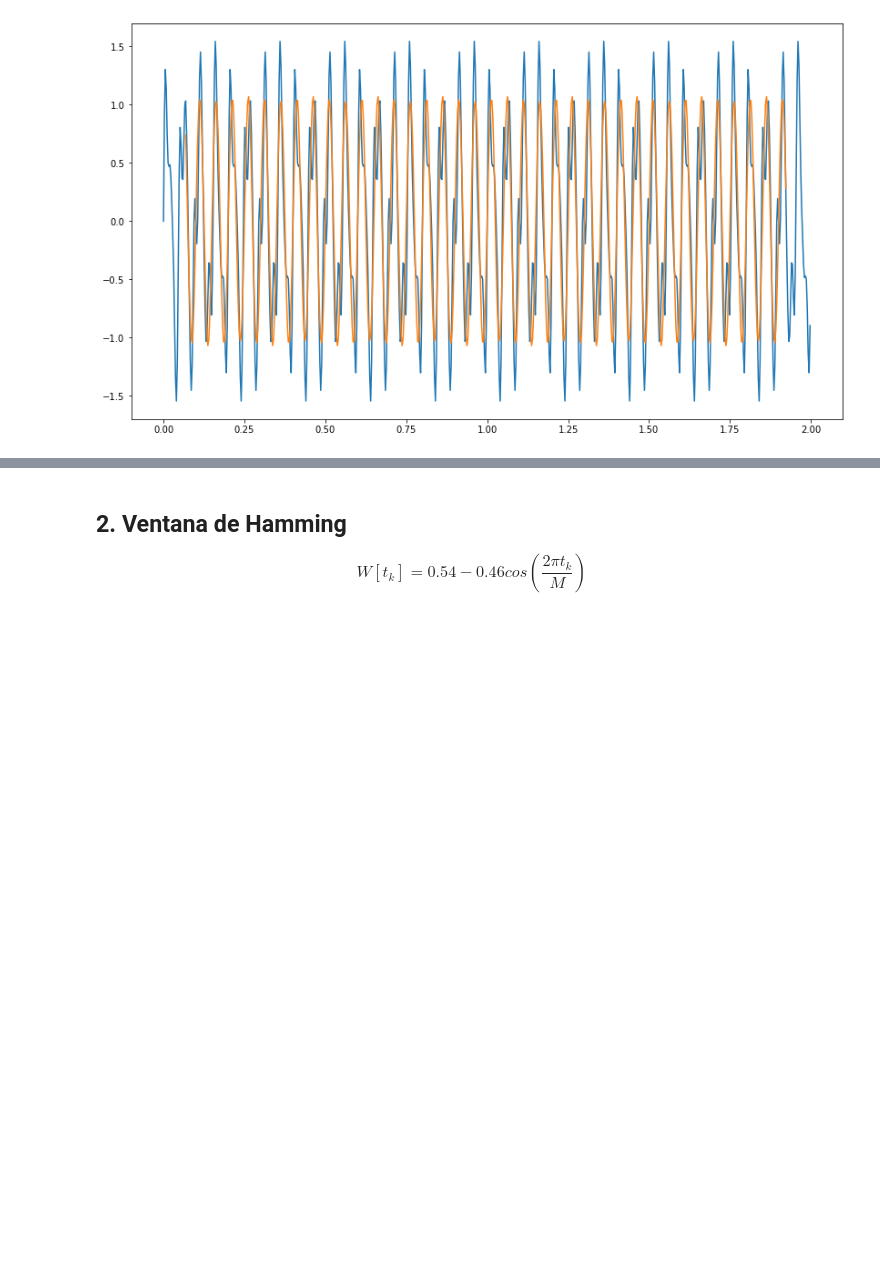
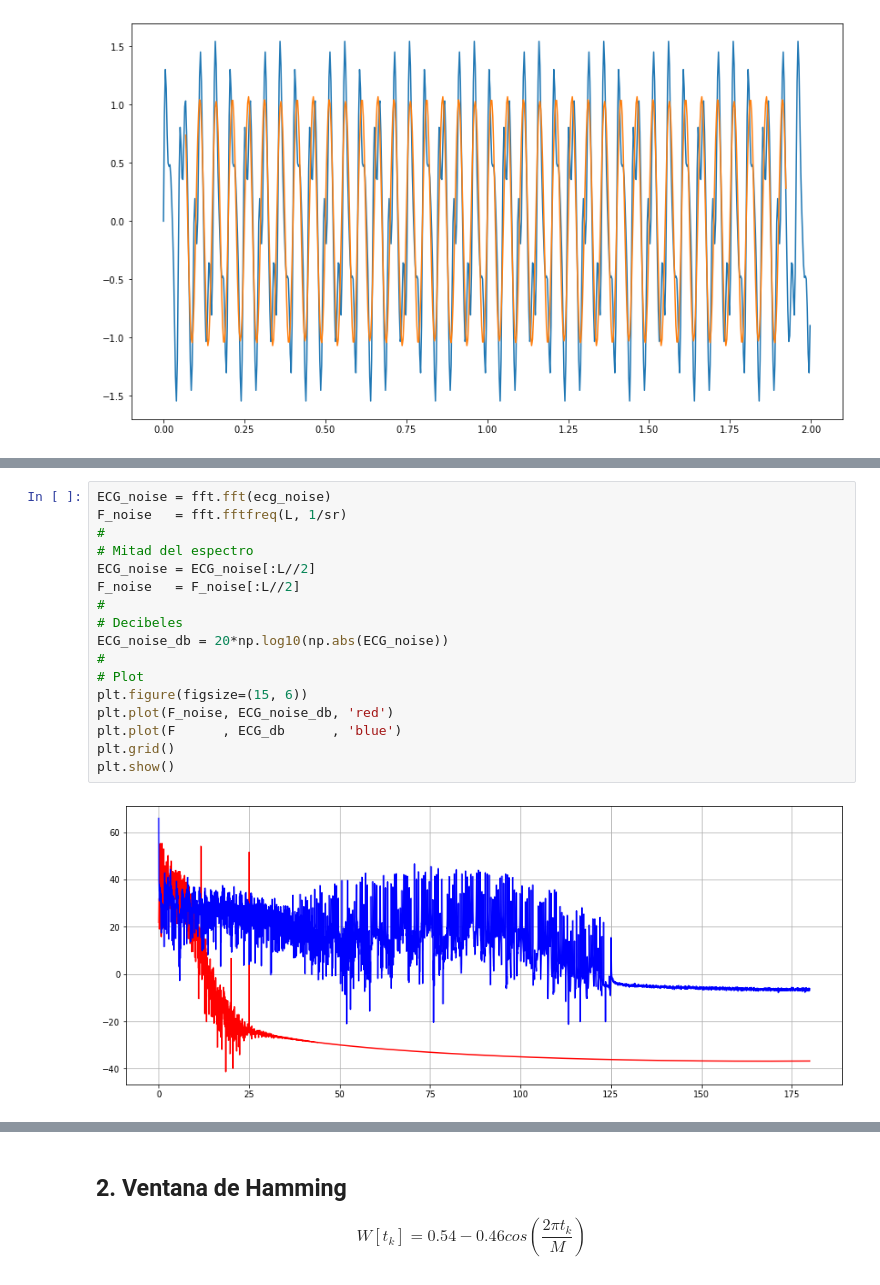
Before and after one commit to Poswer96/filtra_23-i, a Jupyter notebook: src/Filtros FIR/Filtros FIR Pasa Bajas. Diseño con Ventanas.ipynb, the cells around one changed output, grey strips where cells are left out. Drawn from its saved outputs; the diff is of its cells as text; blank space fills up the shorter version.

```diff
--- a/src/Filtros FIR/Filtros FIR Pasa Bajas. Diseño con Ventanas.ipynb
+++ b/src/Filtros FIR/Filtros FIR Pasa Bajas. Diseño con Ventanas.ipynb
@@ -184,0 +237,19 @@ plt.plot(t[M//2-1:-M//2], y_filt[M//2-1:-M//2])
+# %%
+ECG_noise = fft.fft(ecg_noise)
+F_noise   = fft.fftfreq(L, 1/sr)
+#
+# Mitad del espectro
+ECG_noise = ECG_noise[:L//2]
+F_noise   = F_noise[:L//2]
+#
+# Decibeles
+ECG_noise_db = 20*np.log10(np.abs(ECG_noise))
+#
+# Plot
+plt.figure(figsize=(15, 6))
+plt.plot(F_noise, ECG_noise_db, 'red')
+plt.plot(F      , ECG_db      , 'blue')
+plt.grid()
+plt.show()
+# %% [output]
+[figure, added]
```
Also changed, not shown: parts of 12 cells of this notebook.
